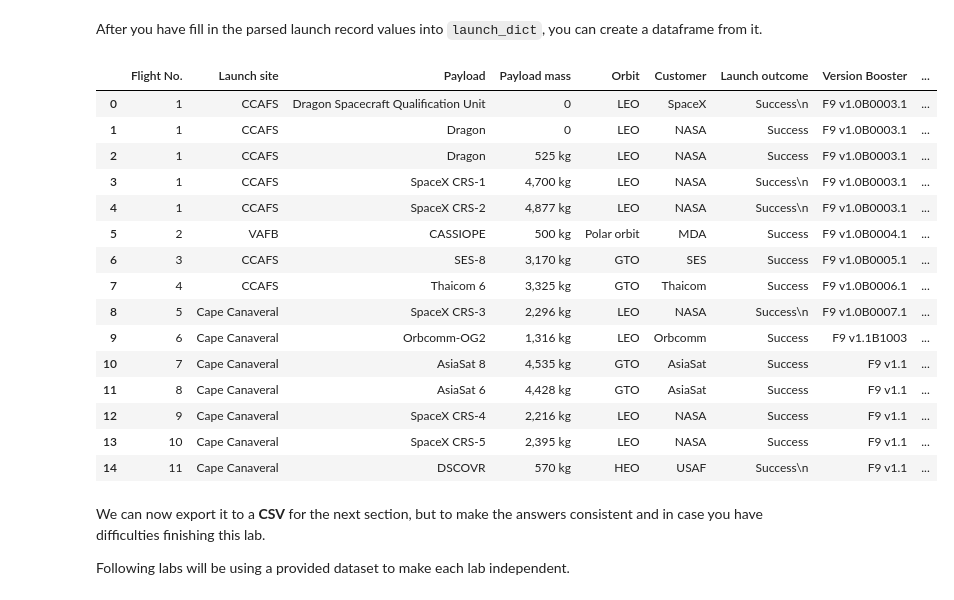
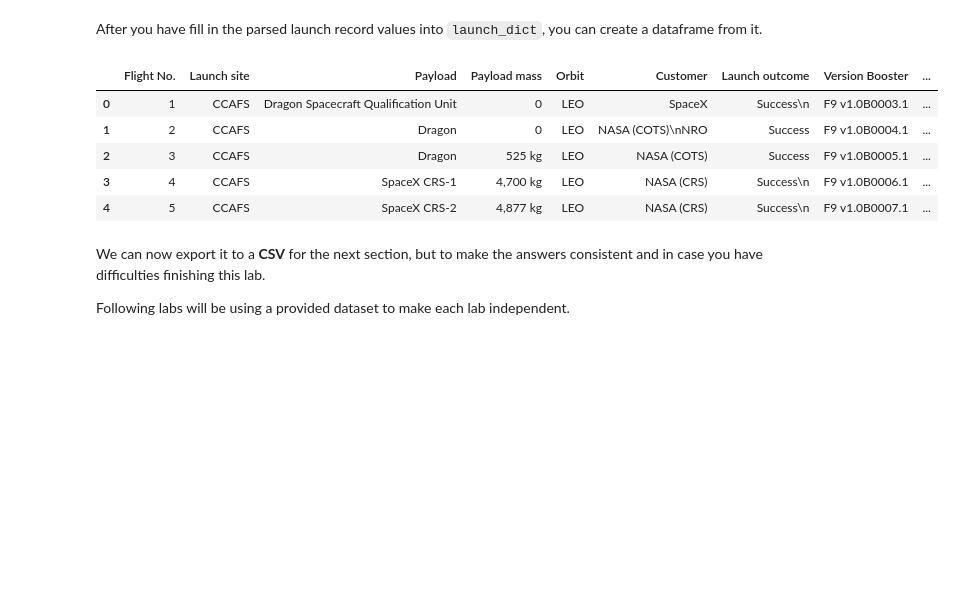
Before and after one commit to LaiLaiHeei/Python-Final-Project-Github, a Jupyter notebook: Data Collection with Web Scraping.ipynb, the cells around one changed output. Cells and saved outputs as stored; diff of their text form; code cells hidden in the pictures; blank space fills up the shorter version.

```diff
--- a/Data Collection with Web Scraping.ipynb
+++ b/Data Collection with Web Scraping.ipynb
@@ -225,14 +225,12 @@ column_names = []
 # Apply find_all() function with `th` element on first_launch_table
 # Iterate each th element and apply the provided extract_column_from_header() to get a column name
 # Append the Non-empty column name (`if name is not None and len(name) > 0`) into a list called column_names
-temp = soup.find_all('th')
-for x in range(len(temp)):
-    try:
-     name = extract_column_from_header(temp[x])
-     if (name is not None and len(name) > 0):
-        column_names.append(name)
-    except:
-     pass
+labels = first_launch_table.find_all('th')
+for label in labels:
+    name = extract_column_from_header(label)
+    if name != None:
+       if len(name) > 0:
+            column_names.append(name)
 # %% [markdown]
 Check the extracted column names
 # %%
@@ -360,25 +358,15 @@ After you have fill in the parsed launch record values into `launch_dict`, you c
 # %%
 df = pd.DataFrame.from_dict(launch_dict, orient='index')
 df = df.transpose()
 
-df.head(15)
+df.head()
 # %% [output]
 |  | Flight No. | Launch site | Payload | Payload mass | Orbit | Customer | Launch outcome | Version Booster | ... |
 | 0 | 1 | CCAFS | Dragon Spacecraft Qualification Unit | 0 | LEO | SpaceX | Success\n | F9 v1.0B0003.1 | ... |
-| 1 | 1 | CCAFS | Dragon | 0 | LEO | NASA | Success | F9 v1.0B0003.1 | ... |
-| 2 | 1 | CCAFS | Dragon | 525 kg | LEO | NASA | Success | F9 v1.0B0003.1 | ... |
-| 3 | 1 | CCAFS | SpaceX CRS-1 | 4,700 kg | LEO | NASA | Success\n | F9 v1.0B0003.1 | ... |
-| 4 | 1 | CCAFS | SpaceX CRS-2 | 4,877 kg | LEO | NASA | Success\n | F9 v1.0B0003.1 | ... |
-| 5 | 2 | VAFB | CASSIOPE | 500 kg | Polar orbit | MDA | Success | F9 v1.0B0004.1 | ... |
-| 6 | 3 | CCAFS | SES-8 | 3,170 kg | GTO | SES | Success | F9 v1.0B0005.1 | ... |
-| 7 | 4 | CCAFS | Thaicom 6 | 3,325 kg | GTO | Thaicom | Success | F9 v1.0B0006.1 | ... |
-| 8 | 5 | Cape Canaveral | SpaceX CRS-3 | 2,296 kg | LEO | NASA | Success\n | F9 v1.0B0007.1 | ... |
-| 9 | 6 | Cape Canaveral | Orbcomm-OG2 | 1,316 kg | LEO | Orbcomm | Success | F9 v1.1B1003 | ... |
-| 10 | 7 | Cape Canaveral | AsiaSat 8 | 4,535 kg | GTO | AsiaSat | Success | F9 v1.1 | ... |
-| 11 | 8 | Cape Canaveral | AsiaSat 6 | 4,428 kg | GTO | AsiaSat | Success | F9 v1.1 | ... |
-| 12 | 9 | Cape Canaveral | SpaceX CRS-4 | 2,216 kg | LEO | NASA | Success | F9 v1.1 | ... |
-| 13 | 10 | Cape Canaveral | SpaceX CRS-5 | 2,395 kg | LEO | NASA | Success | F9 v1.1 | ... |
-| 14 | 11 | Cape Canaveral | DSCOVR | 570 kg | HEO | USAF | Success\n | F9 v1.1 | ... |
+| 1 | 2 | CCAFS | Dragon | 0 | LEO | NASA (COTS)\nNRO | Success | F9 v1.0B0004.1 | ... |
+| 2 | 3 | CCAFS | Dragon | 525 kg | LEO | NASA (COTS) | Success | F9 v1.0B0005.1 | ... |
+| 3 | 4 | CCAFS | SpaceX CRS-1 | 4,700 kg | LEO | NASA (CRS) | Success\n | F9 v1.0B0006.1 | ... |
+| 4 | 5 | CCAFS | SpaceX CRS-2 | 4,877 kg | LEO | NASA (CRS) | Success\n | F9 v1.0B0007.1 | ... |
 # %% [markdown]
 We can now export it to a <b>CSV</b> for the next section, but to make the answers consistent and in case you have difficulties finishing this lab.
 
```
Also changed, not shown: parts of 1 cell of this notebook.
